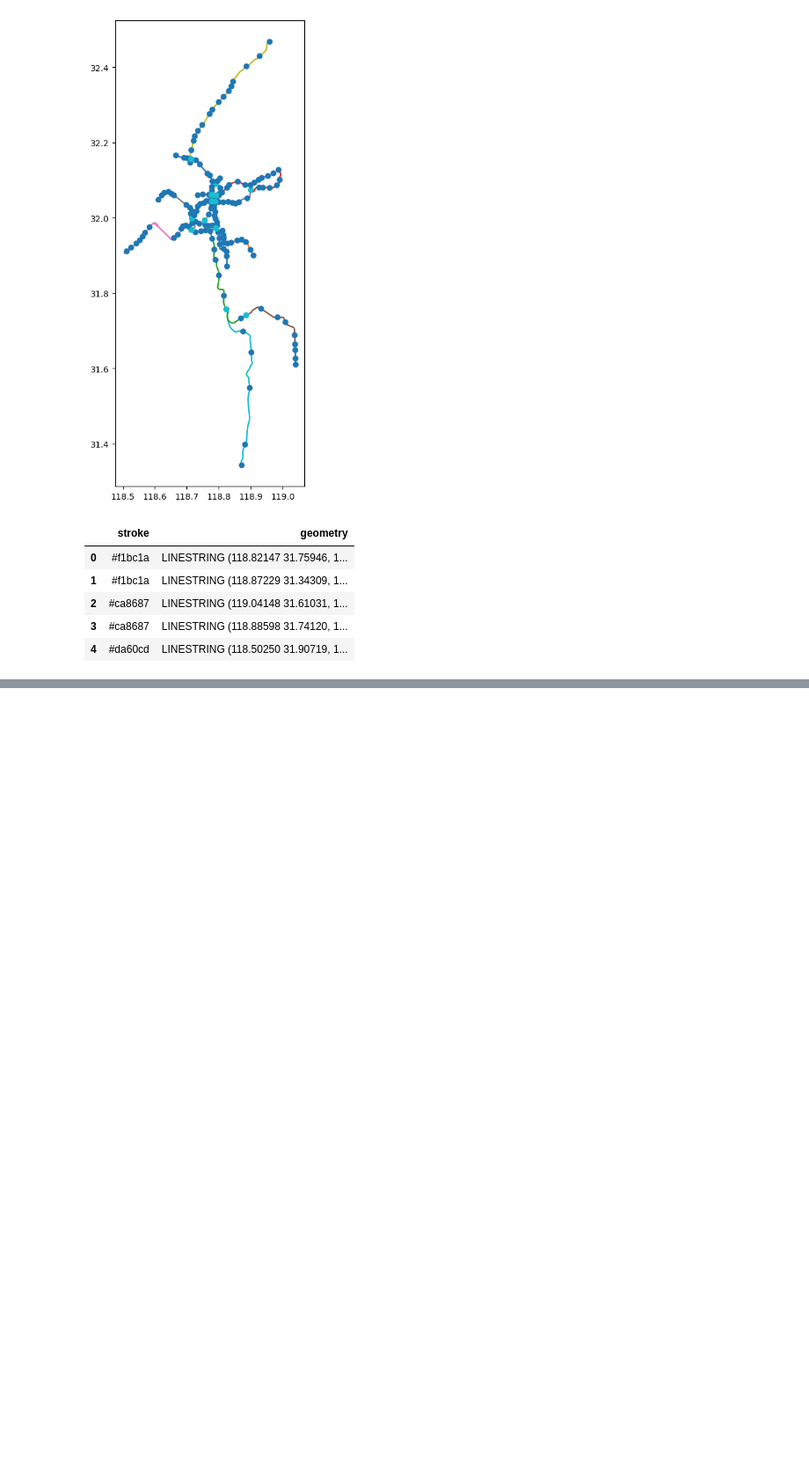
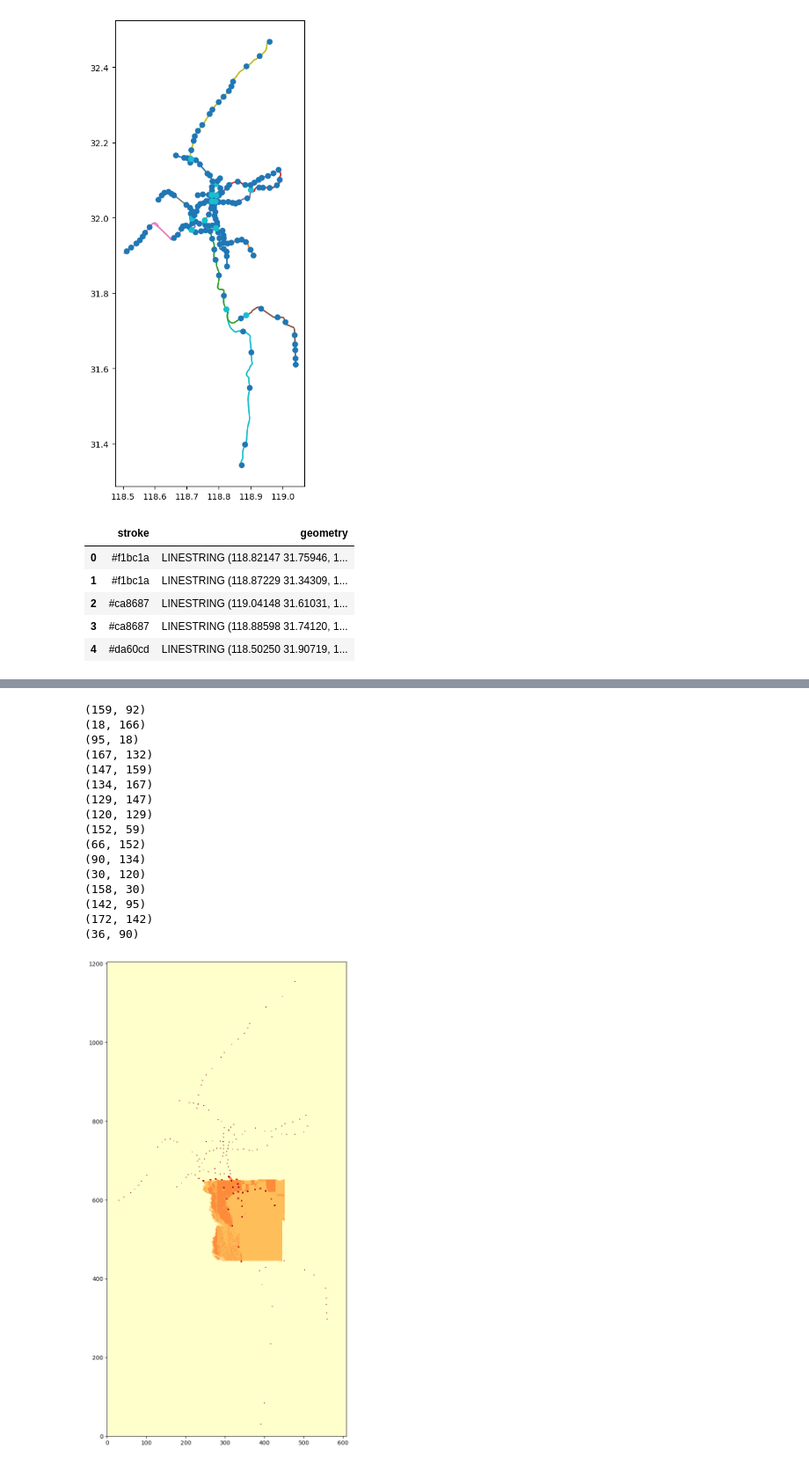
Before and after one commit to MoeBuTa/SlimeMould, a Jupyter notebook: slime.ipynb, the cells around one changed output, grey strips where cells are left out. Shown at 88% size. Saved outputs shown, nothing was run; the diff lists cells and outputs as text; code cells hidden in the pictures; blank space fills up the shorter version.

```diff
--- a/slime.ipynb
+++ b/slime.ipynb
@@ -67,0 +91,21 @@ NetworkXNoPath: No path between 154 and 122.
+# %%
+city.animate(frames=500, interval=100, filename="output/test3.gif")
+plt.show()
+# %% [output]
+(159, 92)
+(18, 166)
+(95, 18)
+(167, 132)
+(147, 159)
+(134, 167)
+(129, 147)
+(120, 129)
+(152, 59)
+(66, 152)
+(90, 134)
+(30, 120)
+(158, 30)
+(142, 95)
+(172, 142)
+(36, 90)
+[figure, added]
```
Also changed, not shown: parts of 9 cells of this notebook, 3 other files.
